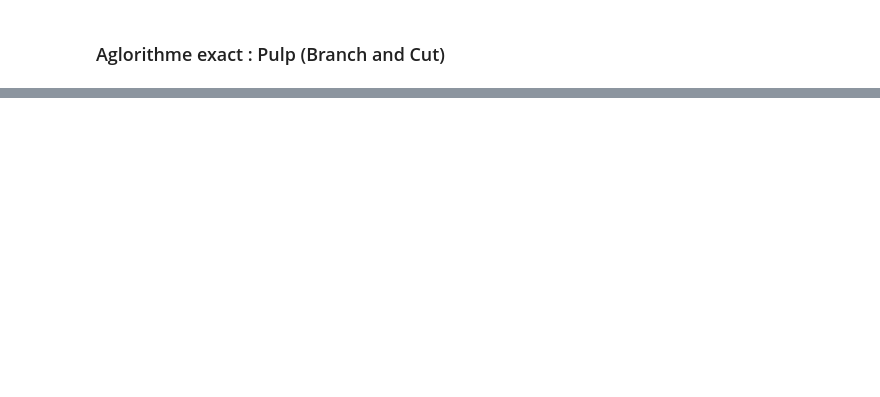
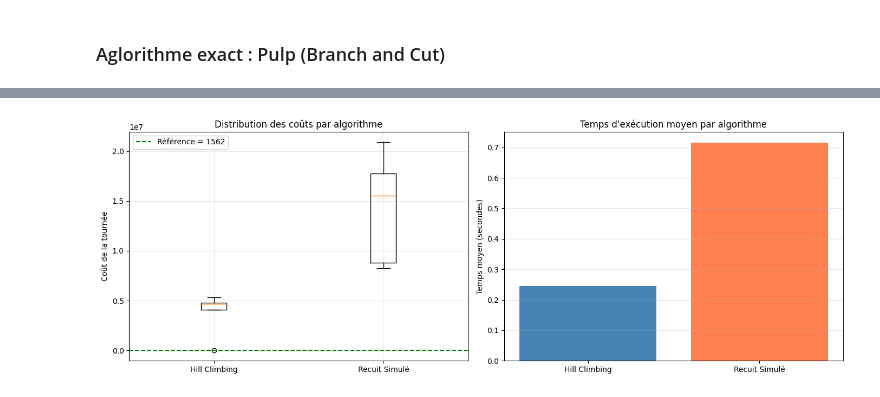
Before and after one commit to bastienldx/Equipe1_Projet_RO, a Jupyter notebook: Equipe1_Livrable1_RO.ipynb, the cells around one changed output, grey strips where cells are left out. Drawn from its saved outputs; the diff is of its cells as text; code cells hidden in the pictures; blank space fills up the shorter version.

```diff
--- a/Equipe1_Livrable1_RO.ipynb
+++ b/Equipe1_Livrable1_RO.ipynb
@@ -1010,0 +1360,35 @@ else:
+# %%
+import matplotlib.pyplot as plt
+
+# Graphique 1 : Comparaison des coûts par algorithme (boxplot)
+fig, axes = plt.subplots(1, 2, figsize=(14, 5))
+
+# Boxplot des coûts
+algos_avec_donnees = [algo for algo, stats in resultats.items() if stats["couts"]]
+couts_par_algo = [resultats[algo]["couts"] for algo in algos_avec_donnees]
+
+if couts_par_algo:
+    axes[0].boxplot(couts_par_algo, tick_labels=algos_avec_donnees)
+    axes[0].set_ylabel("Coût de la tournée")
+    axes[0].set_title("Distribution des coûts par algorithme")
+    axes[0].axhline(y=cout_ref, color='green', linestyle='--',
+                    label=f'Référence = {cout_ref}')
+    axes[0].legend()
+    axes[0].grid(True, alpha=0.3)
+
+# Barplot des temps d'exécution moyens
+temps_moyens = [
+    sum(resultats[algo]["temps"]) / len(resultats[algo]["temps"])
+    if resultats[algo]["temps"] else 0
+    for algo in algos_avec_donnees
+]
+colors = ['steelblue', 'coral', 'seagreen'][:len(algos_avec_donnees)]
+axes[1].bar(algos_avec_donnees, temps_moyens, color=colors)
+axes[1].set_ylabel("Temps moyen (secondes)")
+axes[1].set_title("Temps d'exécution moyen par algorithme")
+axes[1].grid(True, alpha=0.3, axis='y')
+
+plt.tight_layout()
+plt.show()
+# %% [output]
+[figure, added]
```
Also changed, not shown: parts of 24 cells of this notebook.
